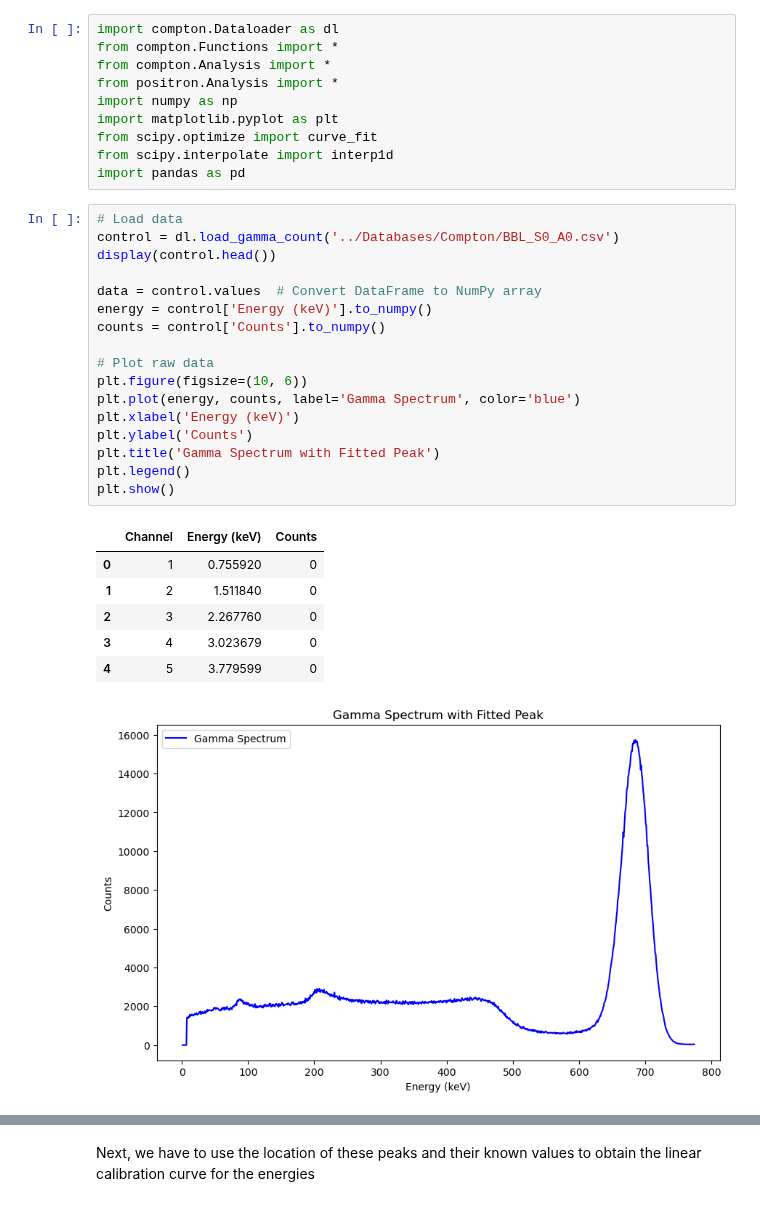
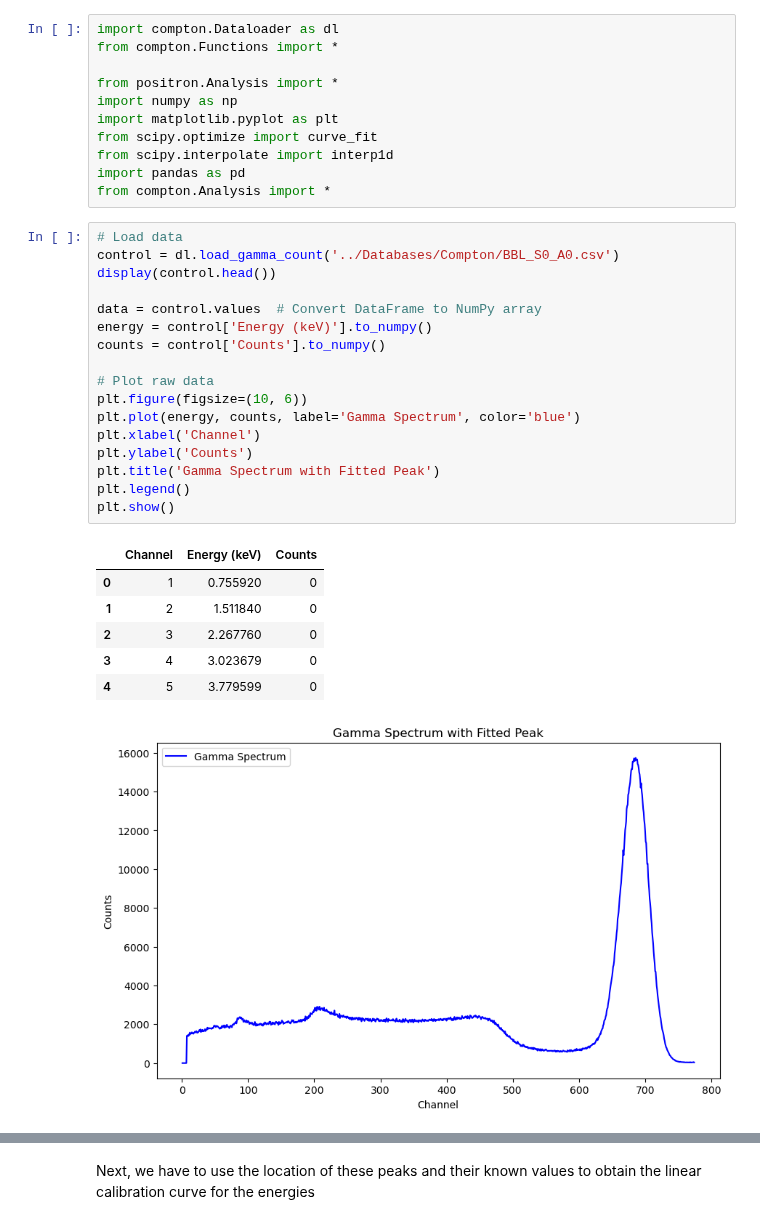
Before and after one commit to Steinburglar/advanced_exp, a Jupyter notebook: FAFO/Compton.ipynb, the cells around one changed output, grey strips where cells are left out. Saved outputs shown, nothing was run; the diff lists cells and outputs as text.

```diff
--- a/FAFO/Compton.ipynb
+++ b/FAFO/Compton.ipynb
@@ -1,38 +1,39 @@
 # %%
 import compton.Dataloader as dl
 from compton.Functions import *
-from compton.Analysis import *
+
 from positron.Analysis import *
 import numpy as np
 import matplotlib.pyplot as plt
 from scipy.optimize import curve_fit
 from scipy.interpolate import interp1d
 import pandas as pd
+from compton.Analysis import *
 # %%
 # Load data
 control = dl.load_gamma_count('../Databases/Compton/BBL_S0_A0.csv')
 display(control.head())
 
 data = control.values  # Convert DataFrame to NumPy array
 energy = control['Energy (keV)'].to_numpy()
 counts = control['Counts'].to_numpy()
 
 # Plot raw data
 plt.figure(figsize=(10, 6))
 plt.plot(energy, counts, label='Gamma Spectrum', color='blue')
-plt.xlabel('Energy (keV)')
+plt.xlabel('Channel')
 plt.ylabel('Counts')
 plt.title('Gamma Spectrum with Fitted Peak')
 plt.legend()
 plt.show()
 # %% [output]
 |  | Channel | Energy (keV) | Counts |
 | 0 | 1 | 0.755920 | 0 |
 | 1 | 2 | 1.511840 | 0 |
 | 2 | 3 | 2.267760 | 0 |
 | 3 | 4 | 3.023679 | 0 |
 | 4 | 5 | 3.779599 | 0 |
-[figure, old version]
+[figure, new version]
 # %%
 #Trim ROi for error function regression fit on compton edge
 edge_trim_df = trim_df(control, 440, 550)
```
Also changed, not shown: parts of 7 cells of this notebook, 6 other files.
